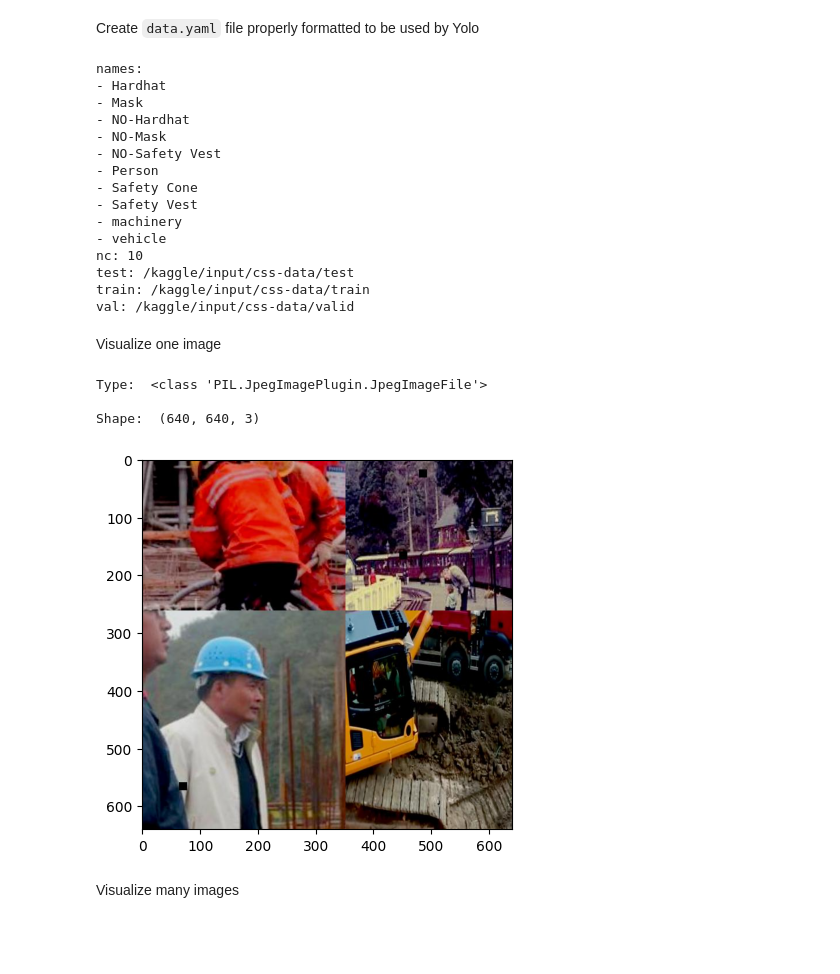
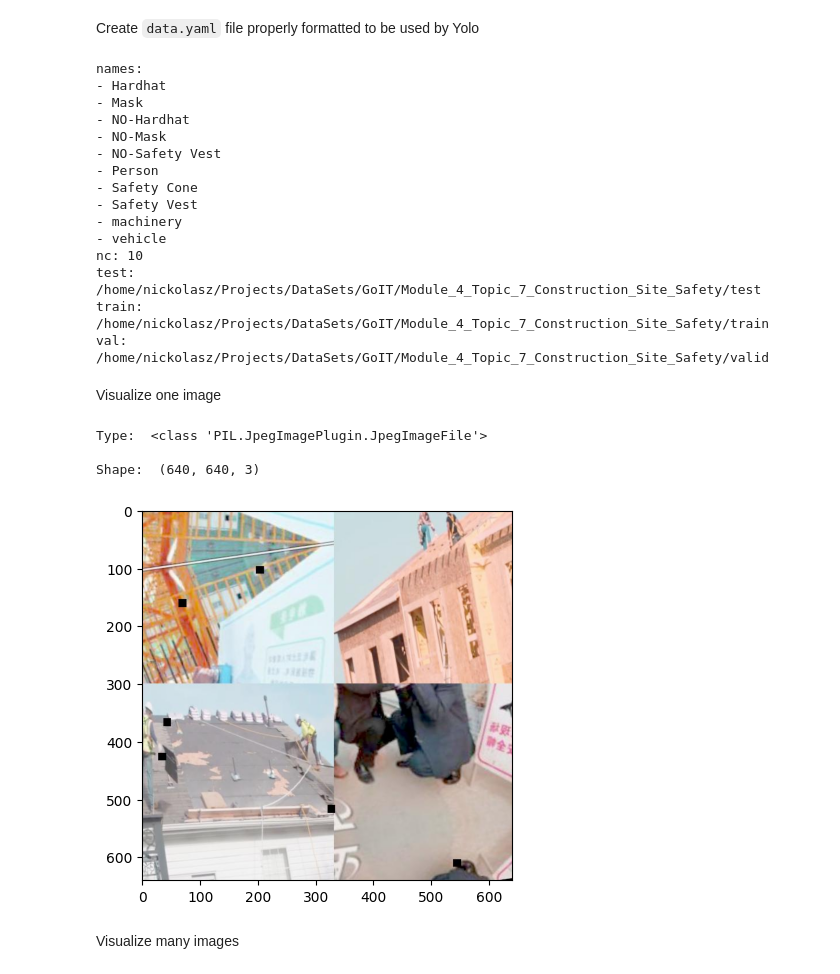
Before and after one commit to nickolas-z/DEEP-LEARNING-FOR-COMPUTER-VISION-AND-NLP, a Jupyter notebook: notebooks/Module_4_Lecture_7_Class_kaggle.ipynb, the cells around one changed output. Saved outputs shown, nothing was run; the diff lists cells and outputs as text; code cells hidden in the pictures; blank space fills up the shorter version.

````diff
--- a/notebooks/Module_4_Lecture_7_Class_kaggle.ipynb
+++ b/notebooks/Module_4_Lecture_7_Class_kaggle.ipynb
@@ -89,7 +71,7 @@ class CFG:
 
     # training
     EPOCHS = 3 if DEBUG else 70 # 100
-    BATCH_SIZE = 8
+    BATCH_SIZE = 4
 
     BASE_MODEL = 'yolov9e' # yolov8n, yolov8s, yolov8m, yolov8l, yolov8x, yolov9c, yolov9e
     BASE_MODEL_WEIGHTS = f'{BASE_MODEL}.pt'
@@ -105,8 +87,8 @@ class CFG:
     LABEL_SMOOTHING = 0.0
 
     # paths
-    CUSTOM_DATASET_DIR = '/kaggle/input/css-data/'
-    OUTPUT_DIR = '/kaggle/working/'
+    CUSTOM_DATASET_DIR = "/home/nickolasz/Projects/DataSets/GoIT/Module_4_Topic_7_Construction_Site_Safety/"
+    OUTPUT_DIR = "/home/nickolasz/Projects/GoIT/DEEP-LEARNING-FOR-COMPUTER-VISION-AND-NLP/runs/"
 # %% [markdown]
 Create ```data.yaml``` file properly formatted to be used by Yolo
 # %%
@@ -154,9 +136,9 @@ names:
 - machinery
 - vehicle
 nc: 10
-test: /kaggle/input/css-data/test
-train: /kaggle/input/css-data/train
-val: /kaggle/input/css-data/valid
+test: /home/nickolasz/Projects/DataSets/GoIT/Module_4_Topic_7_Construction_Site_Safety/test
+train: /home/nickolasz/Projects/DataSets/GoIT/Module_4_Topic_7_Construction_Site_Safety/train
+val: /home/nickolasz/Projects/DataSets/GoIT/Module_4_Topic_7_Construction_Site_Safety/valid
 # %% [markdown]
 Visualize one image
 # %%
@@ -180,13 +162,15 @@ def display_image(image, print_info = True, hide_axis = False):
 
     plt.show()
 # %%
-example_image_path = CFG.CUSTOM_DATASET_DIR + 'train/images/-2297-_png_jpg.rf.9fff3740d864fbec9cda50d783ad805e.jpg'
+example_image_path = (
+    CFG.CUSTOM_DATASET_DIR + "train/images/-1670-_png_jpg.rf.3cb172ea2c4165c19ae2dd498b38f929.jpg"
+)
 display_image(example_image_path, print_info = True, hide_axis = False)
 # %% [output]
 Type:  <class 'PIL.JpegImagePlugin.JpegImageFile'>
 
 Shape:  (640, 640, 3)
-[figure, old version]
+[figure, new version]
 # %% [markdown]
 Visualize many images
 # %%
````
Also changed, not shown: parts of 18 cells of this notebook, 15 other files.
